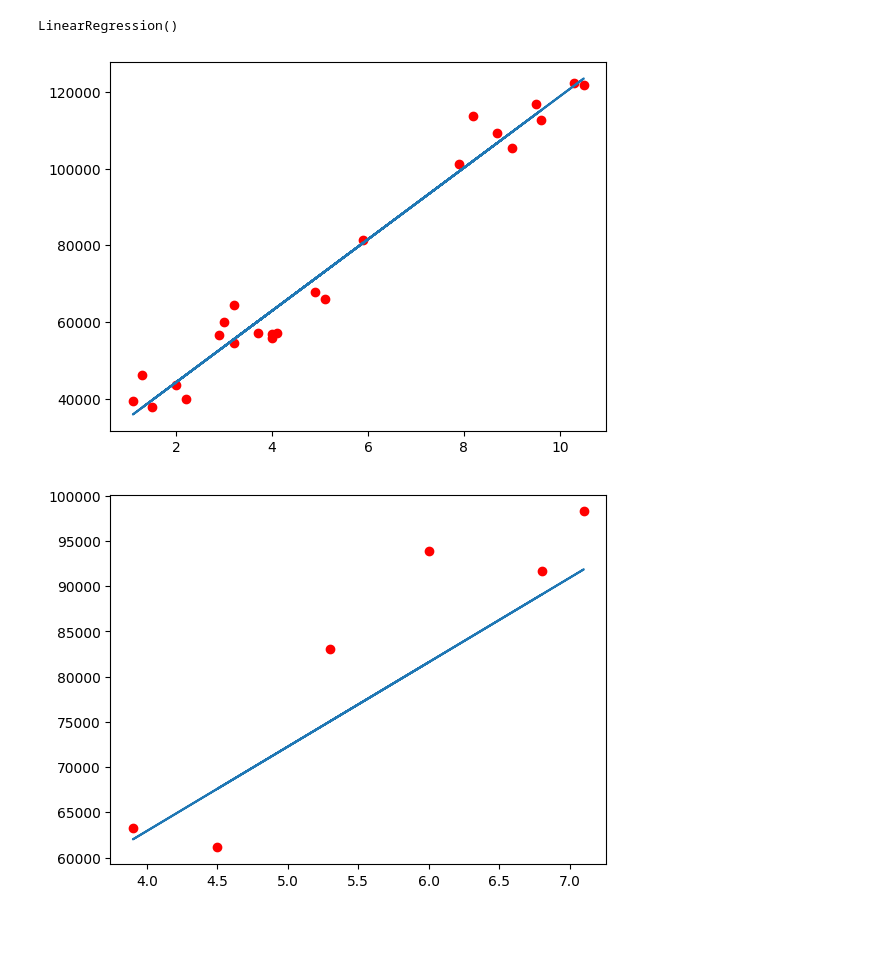
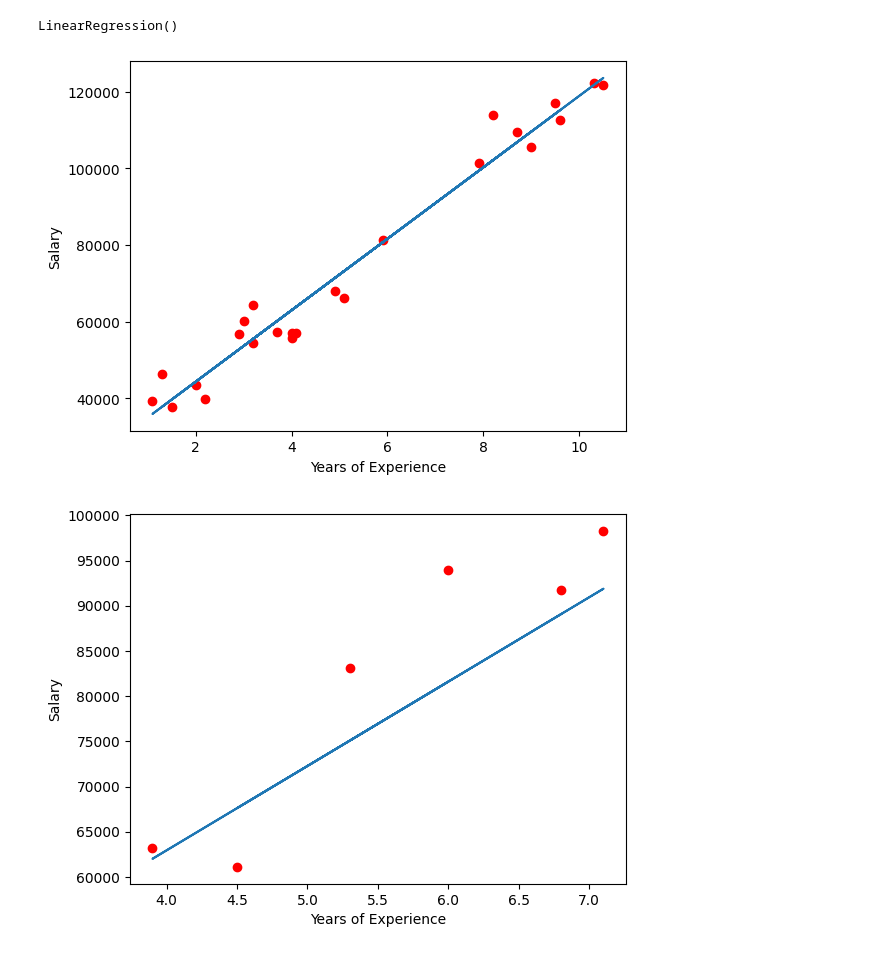
Before and after one commit to shahzmalik/machine_learning, a Jupyter notebook: simple_linear_regression.ipynb, the cells around one changed output. Saved outputs shown, nothing was run; the diff lists cells and outputs as text; code cells hidden in the pictures; blank space fills up the shorter version.

```diff
--- a/simple_linear_regression.ipynb
+++ b/simple_linear_regression.ipynb
@@ -18,13 +18,16 @@ LinearRegression()
 # %%
 plt.scatter(X_train,y_train, color='r')
 plt.plot(X_train, regressor.predict(X_train))
+plt.xlabel("Years of Experience")
+plt.ylabel("Salary")
 plt.show()
 # %% [output]
-[figure, old version]
+[figure, new version]
 # %%
 plt.scatter(X_test, y_test, c='r')
 plt.plot(X_test, regressor.predict(X_test))
-plt.xlabel("Years")
+plt.xlabel("Years of Experience")
+plt.ylabel("Salary")
 plt.show()
 # %% [output]
-[figure, old version]
+[figure, new version]
```
Also changed, not shown: 1 other file.
